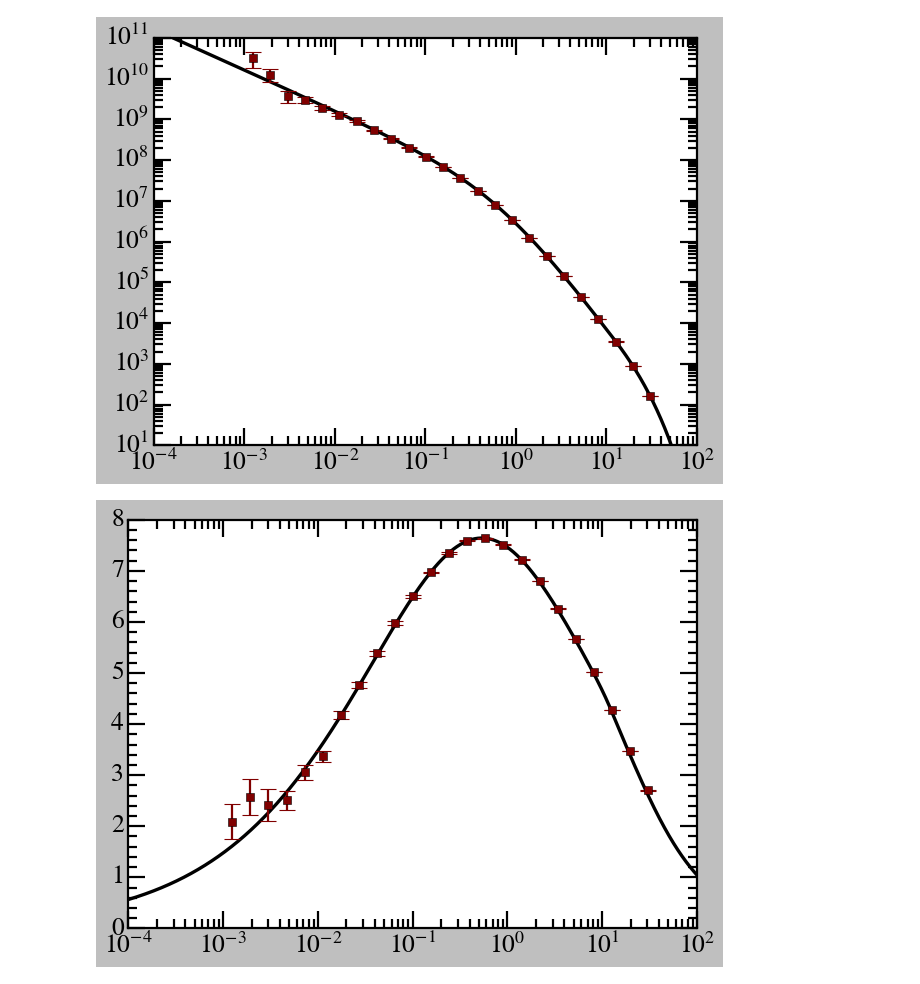
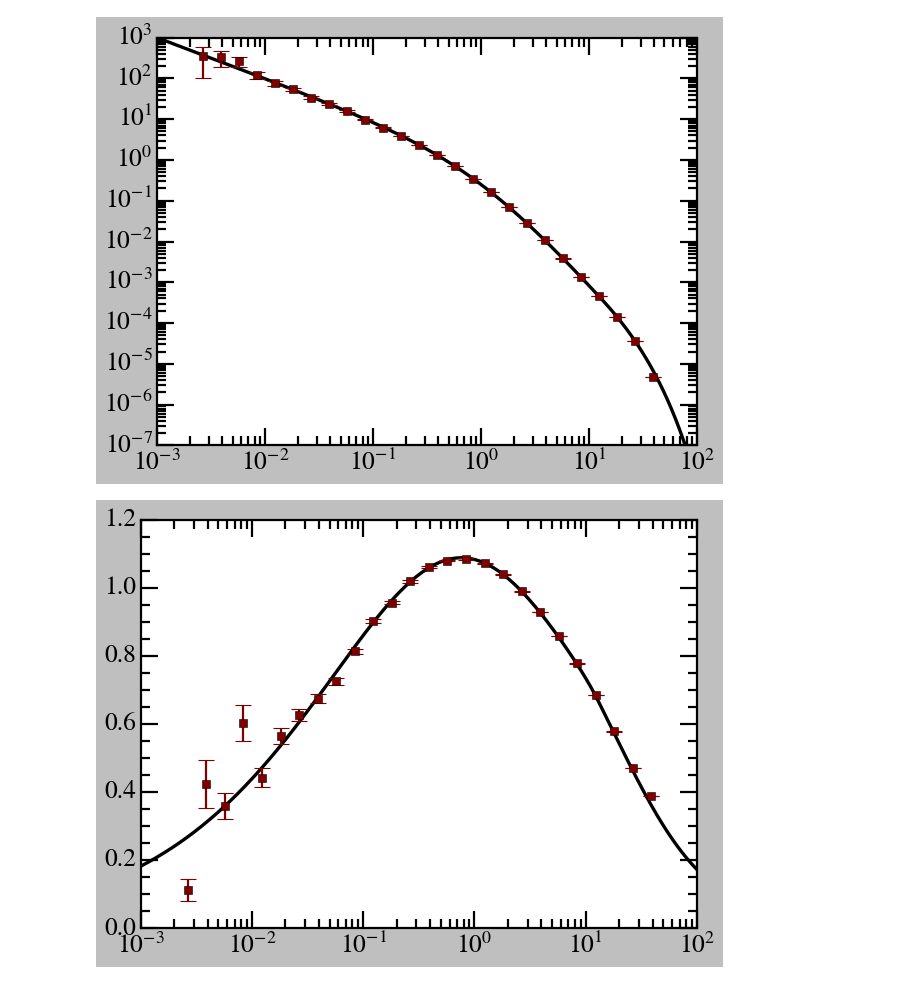
Before and after one commit to vinh-qtran/eddington_ICs_sampling, a Jupyter notebook: example.ipynb, the cells around one changed output. Drawn from its saved outputs; the diff is of its cells as text; code cells hidden in the pictures.

```diff
--- a/example.ipynb
+++ b/example.ipynb
@@ -36,18 +49,20 @@ mpl.rc('legend', fontsize=25, loc='best', frameon=False, numpoints=1)
 mpl.rc('font', family='STIXGeneral')
 mpl.rc('mathtext', fontset='stix')
 # %%
-m200 = 2e8
+m200 = 1e10
 c = concentration_model.nfw_concentration(m200, 0)
 rhos, rs, r200 = util.NFW_params_physical(m200, c, 0)
 # %%
 class NFWICs(isolated_halo.BaseICs):
     def __init__(self,
-                 rhos, rs, r200):
+                 rhos, rs, r200,
+                 seed=100):
         self.rhos = rhos
         self.rs = rs
         self.r200 = r200
         super().__init__(r_bin_min=1e-5*rs, r_bin_max=1e3*r200, N_bins=10000,
-                         r_sample_min=1e-4*rs, r_sample_max=3*r200, N_part=int(5e6))
+                         r_sample_min=1e-4*rs, r_sample_max=3*r200, N_part=int(2e6),
+                         seed=seed)
 
     def _nfw_density(self, r):
         return self.rhos / (r/self.rs) / (1 + r/self.rs)**2
@@ -71,7 +86,7 @@ nfw_reconstructed_rho_bins = nfw_ics.reconstruct_density(
 
 part_mass,\
 part_x, part_y, part_z,\
-part_vx, part_vy, part_vz = nfw_ics.generate_ICs(output=None,)
+part_vx, part_vy, part_vz = nfw_ics.generate_ICs(output='../Test Halos/1e10/ICs_m-1e10_N-2e6.hdf5',)
 
 part_r = np.sqrt(part_x**2 + part_y**2 + part_z**2)
 part_vs = np.array([part_vx, part_vy, part_vz]).T
@@ -148,42 +196,43 @@ class SimpleHaloInspection:
         return bin_centers[mask], sigmas[mask], sigmas_err[mask]
 # %%
 halo_inspection = SimpleHaloInspection(
-    part_mass, part_r, part_vs,
-    np.logspace(np.log10(nfw_ics.r_sample_min),np.log10(nfw_ics.r_sample_max), 31)
+    part_mass*1e10/nfw_ics.rhos/nfw_ics.rs**3, part_r/nfw_ics.rs, part_vs/np.sqrt(nfw_ics.G*nfw_ics.rhos*nfw_ics.rs**2),
+    np.logspace(-3, 2, 31)
 )
 # %%
-bin_centers, rhos, rhos_err = halo_inspection.get_sampled_rho()
+bin_centers, rho_bins, rho_bins_err = halo_inspection.get_sampled_rho()
 
-plt.plot(nfw_ics.r_bins, nfw_ics.rho_bins, label='NFW', color='black')
-plt.errorbar(bin_centers, rhos, yerr=rhos_err,
+plt.plot(nfw_ics.r_bins/nfw_ics.rs, nfw_ics.rho_bins/nfw_ics.rhos, label='NFW', color='black')
+plt.errorbar(bin_centers, rho_bins, yerr=rho_bins_err,
              fmt=' s', markersize=7.5, elinewidth=2, capsize=7.5, capthick=1,
              label='Sampled', color='maroon')
 
 plt.xscale('log')
 plt.yscale('log')
 
-plt.xlim(1e-4,1e2)
-plt.ylim(1e1,1e11)
+plt.xlim(1e-3,1e2)
+plt.ylim(1e-7,1e3)
 
 plt.tight_layout()
 plt.show()
 # %% [output]
-[figure, old version]
+[figure, new version]
 # %%
 bin_centers, sigmas, sigmas_err = halo_inspection.get_sampled_sigma()
 
-plt.plot(nfw_ics.r_bins, nfw_ics.sigma_bins, label='NFW', color='black')
+plt.plot(nfw_ics.r_bins/nfw_ics.rs, nfw_ics.sigma_r_bins/np.sqrt(nfw_ics.G*nfw_ics.rhos*nfw_ics.rs**2),
+         label='NFW', color='black')
 plt.errorbar(bin_centers, sigmas, yerr=sigmas_err,
              fmt=' s', markersize=7.5, elinewidth=2, capsize=7.5, capthick=1,
              label='Sampled', color='maroon')
 
 plt.xscale('log')
 # plt.yscale('log')
 
-plt.xlim(1e-4,1e2)
-plt.ylim(0,8)
+plt.xlim(1e-3,1e2)
+plt.ylim(0,1.2)
 
 plt.tight_layout()
 plt.show()
 # %% [output]
-[figure, old version]
+[figure, new version]
```
Also changed, not shown: parts of 7 cells of this notebook, 5 other files.
